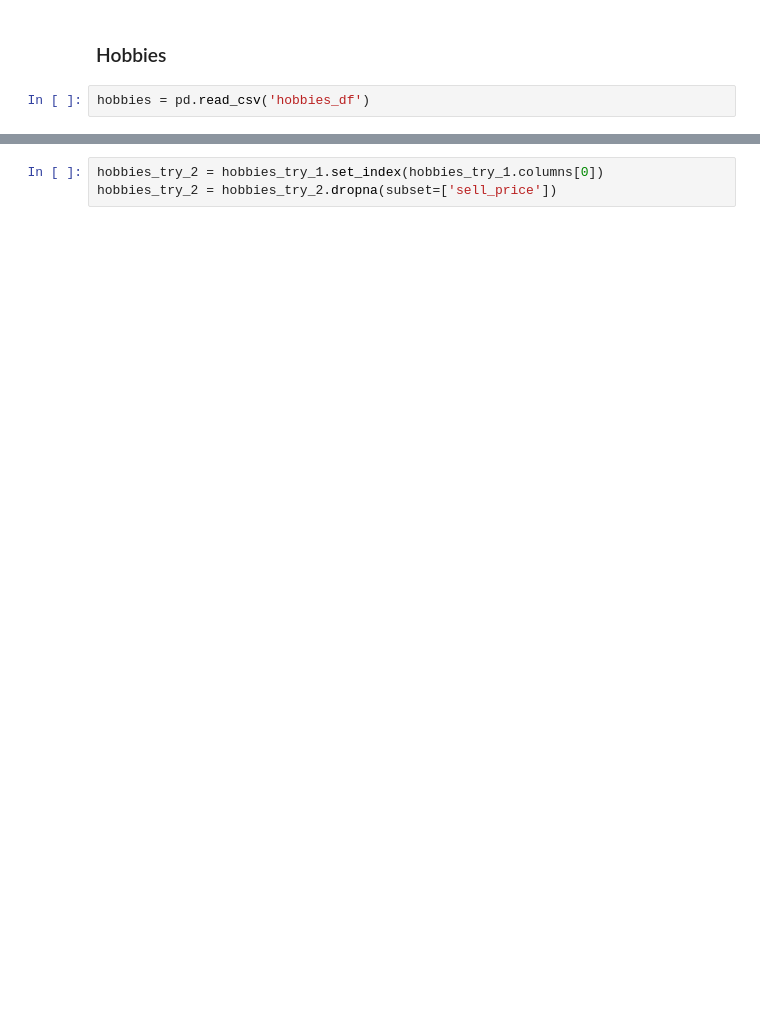
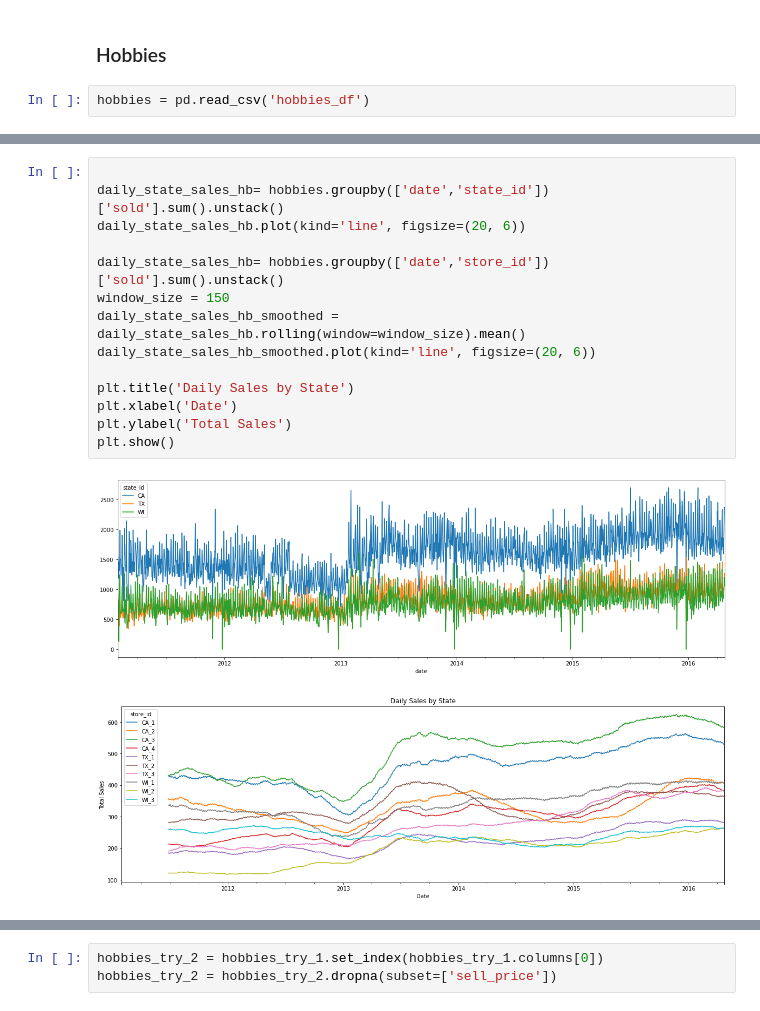
Before and after one commit to aaronmonash24/FYP, a Jupyter notebook: Data Analysis/DataExploration.ipynb, the cells around one changed output, grey strips where cells are left out. Saved outputs shown, nothing was run; the diff lists cells and outputs as text; blank space fills up the shorter version.

Commit message:
Trends in Daily/Weekly/Monthly Sales Across Categories and States

```diff
--- a/Data Analysis/DataExploration.ipynb
+++ b/Data Analysis/DataExploration.ipynb
@@ -628,3 +606,20 @@ plt.tight_layout()
 plt.show()
 # %% [output]
 [figure]
+# %%
+
+daily_state_sales_hb= hobbies.groupby(['date','state_id'])['sold'].sum().unstack()
+daily_state_sales_hb.plot(kind='line', figsize=(20, 6))
+
+daily_state_sales_hb= hobbies.groupby(['date','store_id'])['sold'].sum().unstack()
+window_size = 150
+daily_state_sales_hb_smoothed = daily_state_sales_hb.rolling(window=window_size).mean()
+daily_state_sales_hb_smoothed.plot(kind='line', figsize=(20, 6))
+
+plt.title('Daily Sales by State')
+plt.xlabel('Date')
+plt.ylabel('Total Sales')
+plt.show()
+# %% [output]
+[figure, added]
+[figure, added]
```
Also changed, not shown: parts of 48 cells of this notebook.
